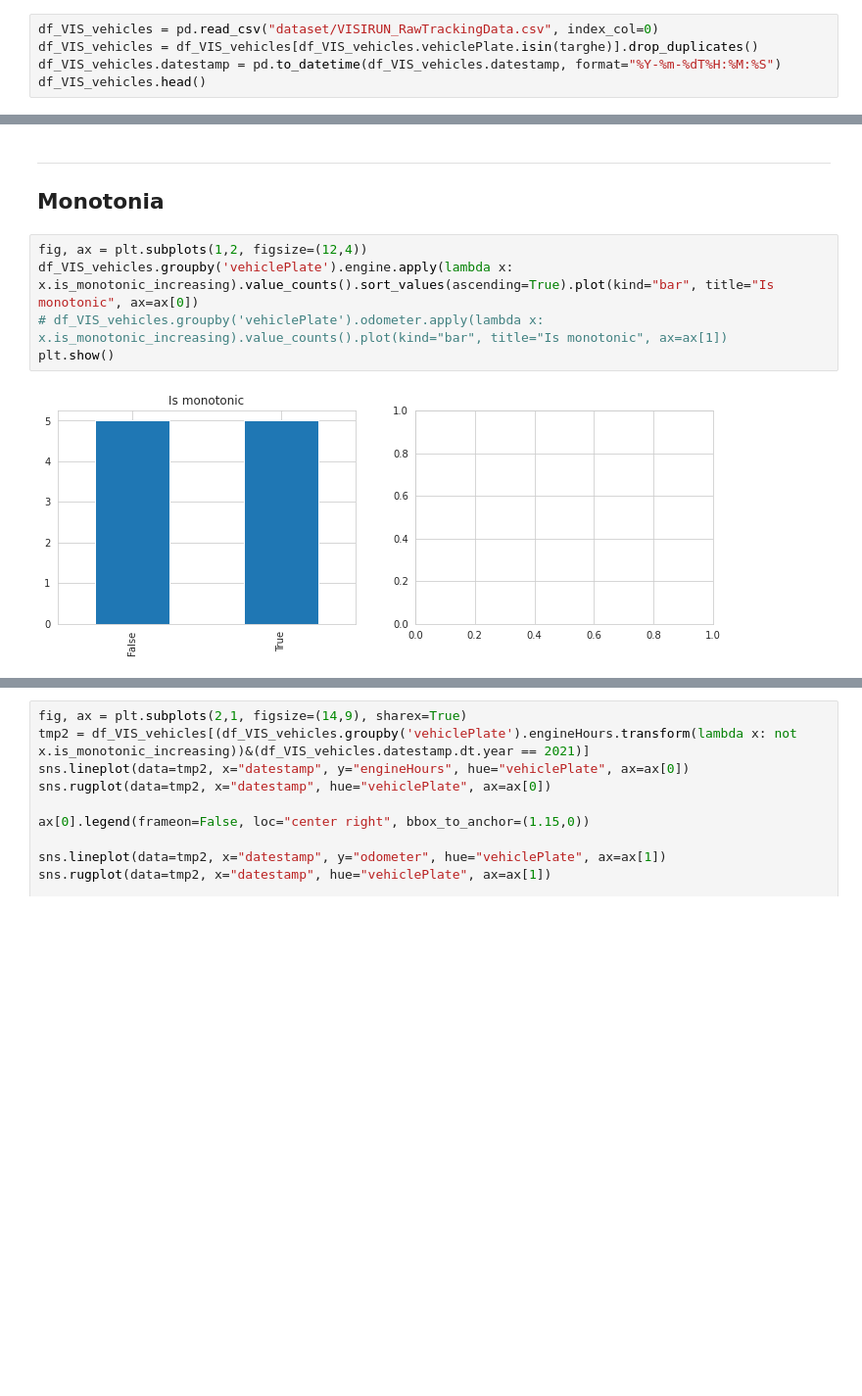
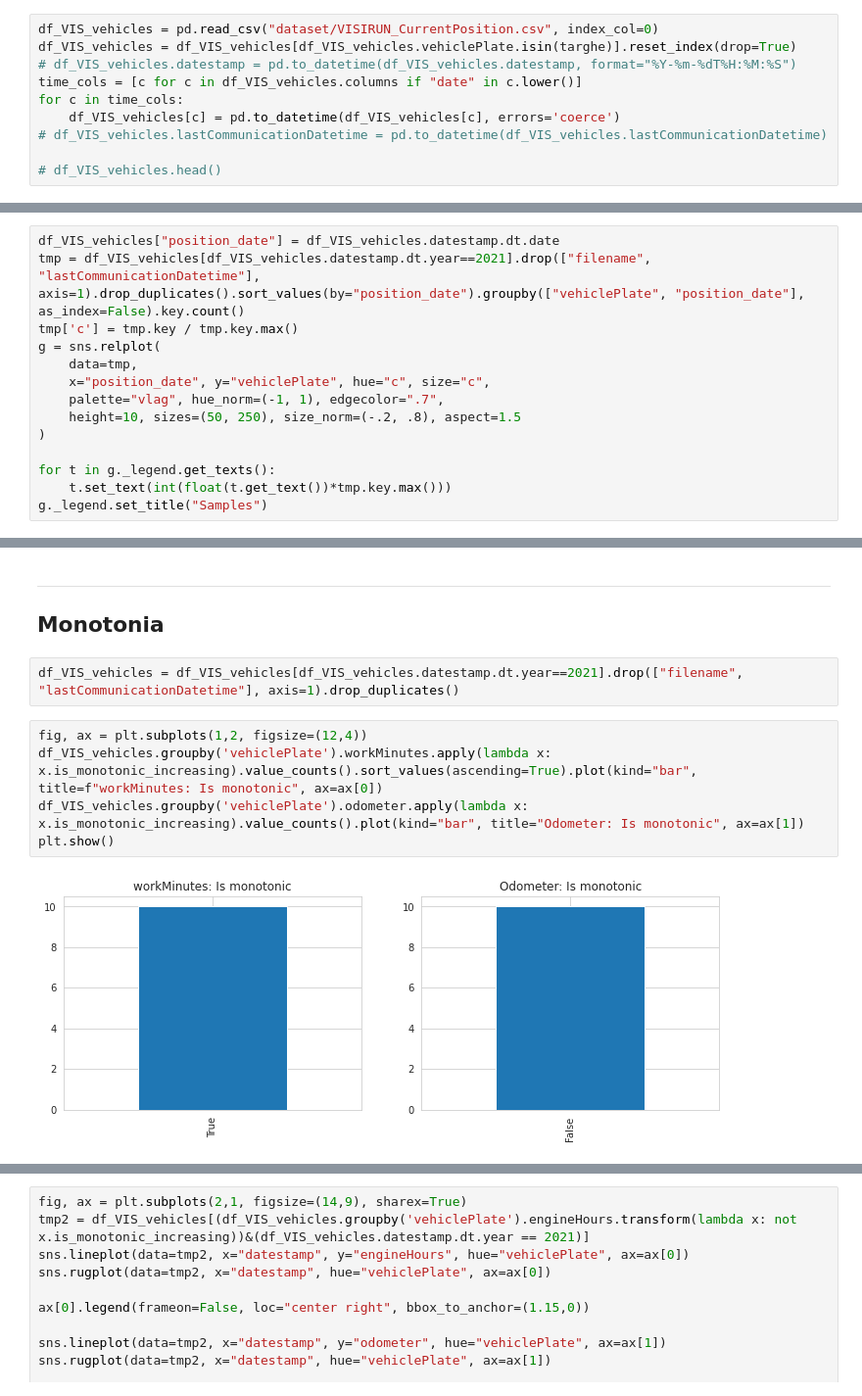
Before and after one commit to antonioalbanese/ai4trucks, a Jupyter notebook: visirun_analysis.ipynb, the cells around one changed output, grey strips where cells are left out. Shown at 98% size. Saved outputs shown, nothing was run; the diff lists cells and outputs as text; blank space fills up the shorter version.

Commit message:
extending on visirun

```diff
--- a/visirun_analysis.ipynb
+++ b/visirun_analysis.ipynb
@@ -45,5 +42,10 @@ df_VIS_vehicles.shape
 # %%
-df_VIS_vehicles = pd.read_csv("dataset/VISIRUN_RawTrackingData.csv", index_col=0)
-df_VIS_vehicles = df_VIS_vehicles[df_VIS_vehicles.vehiclePlate.isin(targhe)].drop_duplicates()
-df_VIS_vehicles.datestamp = pd.to_datetime(df_VIS_vehicles.datestamp, format="%Y-%m-%dT%H:%M:%S")
-df_VIS_vehicles.head()
+df_VIS_vehicles = pd.read_csv("dataset/VISIRUN_CurrentPosition.csv", index_col=0)
+df_VIS_vehicles = df_VIS_vehicles[df_VIS_vehicles.vehiclePlate.isin(targhe)].reset_index(drop=True)
+# df_VIS_vehicles.datestamp = pd.to_datetime(df_VIS_vehicles.datestamp, format="%Y-%m-%dT%H:%M:%S")
+time_cols = [c for c in df_VIS_vehicles.columns if "date" in c.lower()]
+for c in time_cols:
+    df_VIS_vehicles[c] = pd.to_datetime(df_VIS_vehicles[c], errors='coerce')
+# df_VIS_vehicles.lastCommunicationDatetime = pd.to_datetime(df_VIS_vehicles.lastCommunicationDatetime)
+
+# df_VIS_vehicles.head()
@@ -180,0 +143,14 @@ fatture[fatture.Targa.isin(df_VIS_vehicles.vehiclePlate.unique())].groupby("Targ
+# %%
+df_VIS_vehicles["position_date"] = df_VIS_vehicles.datestamp.dt.date
+tmp = df_VIS_vehicles[df_VIS_vehicles.datestamp.dt.year==2021].drop(["filename", "lastCommunicationDatetime"], axis=1).drop_duplicates().sort_values(by="position_date").groupby(["vehiclePlate", "position_date"], as_index=False).key.count()
+tmp['c'] = tmp.key / tmp.key.max()
+g = sns.relplot(
+    data=tmp,
+    x="position_date", y="vehiclePlate", hue="c", size="c",
+    palette="vlag", hue_norm=(-1, 1), edgecolor=".7",
+    height=10, sizes=(50, 250), size_norm=(-.2, .8), aspect=1.5
+)
+
+for t in g._legend.get_texts():
+    t.set_text(int(float(t.get_text())*tmp.key.max()))
+g._legend.set_title("Samples")
@@ -181,11 +166,13 @@ fatture[fatture.Targa.isin(df_VIS_vehicles.vehiclePlate.unique())].groupby("Targ
 # %% [markdown]
 ---
 ## Monotonia
+# %%
+df_VIS_vehicles = df_VIS_vehicles[df_VIS_vehicles.datestamp.dt.year==2021].drop(["filename", "lastCommunicationDatetime"], axis=1).drop_duplicates()
 # %%
 fig, ax = plt.subplots(1,2, figsize=(12,4))
-df_VIS_vehicles.groupby('vehiclePlate').engine.apply(lambda x: x.is_monotonic_increasing).value_counts().sort_values(ascending=True).plot(kind="bar", title="Is monotonic", ax=ax[0])
-# df_VIS_vehicles.groupby('vehiclePlate').odometer.apply(lambda x: x.is_monotonic_increasing).value_counts().plot(kind="bar", title="Is monotonic", ax=ax[1])
+df_VIS_vehicles.groupby('vehiclePlate').workMinutes.apply(lambda x: x.is_monotonic_increasing).value_counts().sort_values(ascending=True).plot(kind="bar", title=f"workMinutes: Is monotonic", ax=ax[0])
+df_VIS_vehicles.groupby('vehiclePlate').odometer.apply(lambda x: x.is_monotonic_increasing).value_counts().plot(kind="bar", title="Odometer: Is monotonic", ax=ax[1])
 plt.show()
 # %% [output]
-[figure, old version]
+[figure, new version]
 # %%
```
Also changed, not shown: parts of 28 cells of this notebook, 2 other files.
